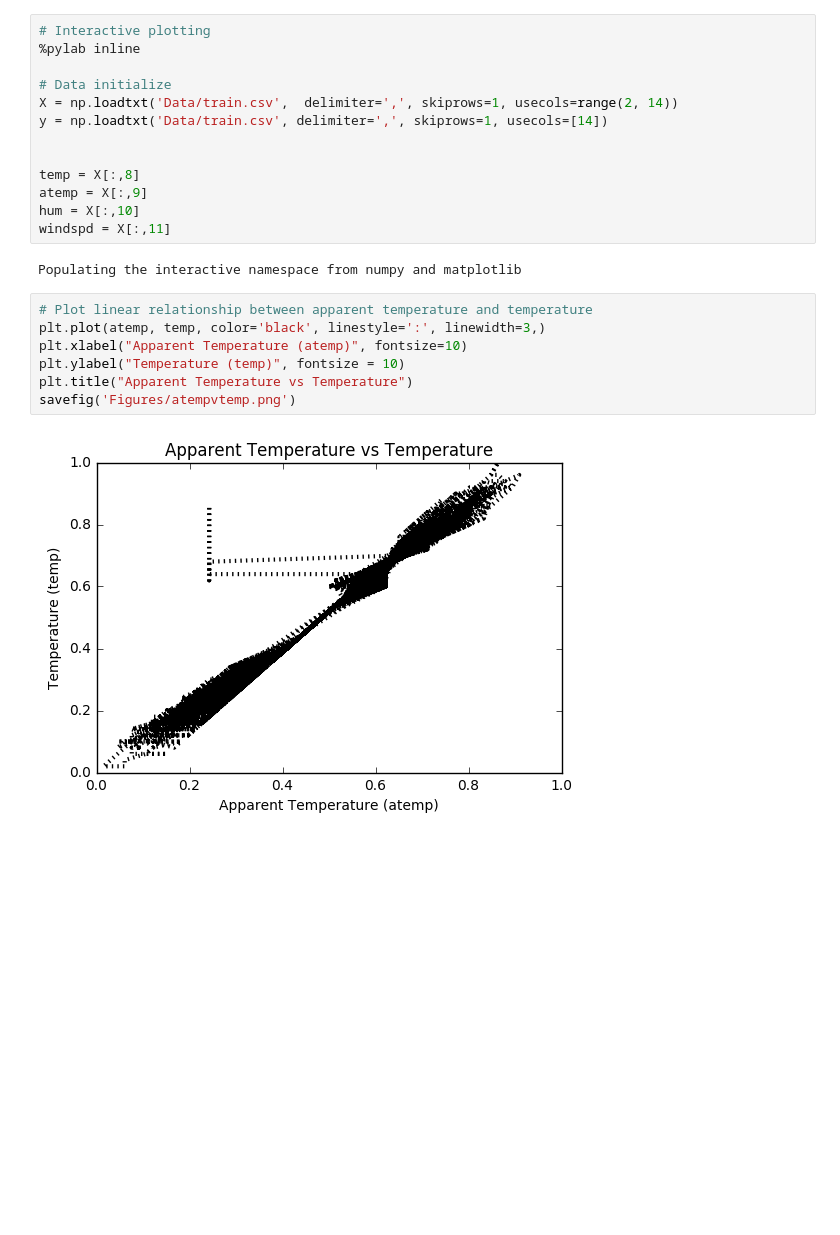
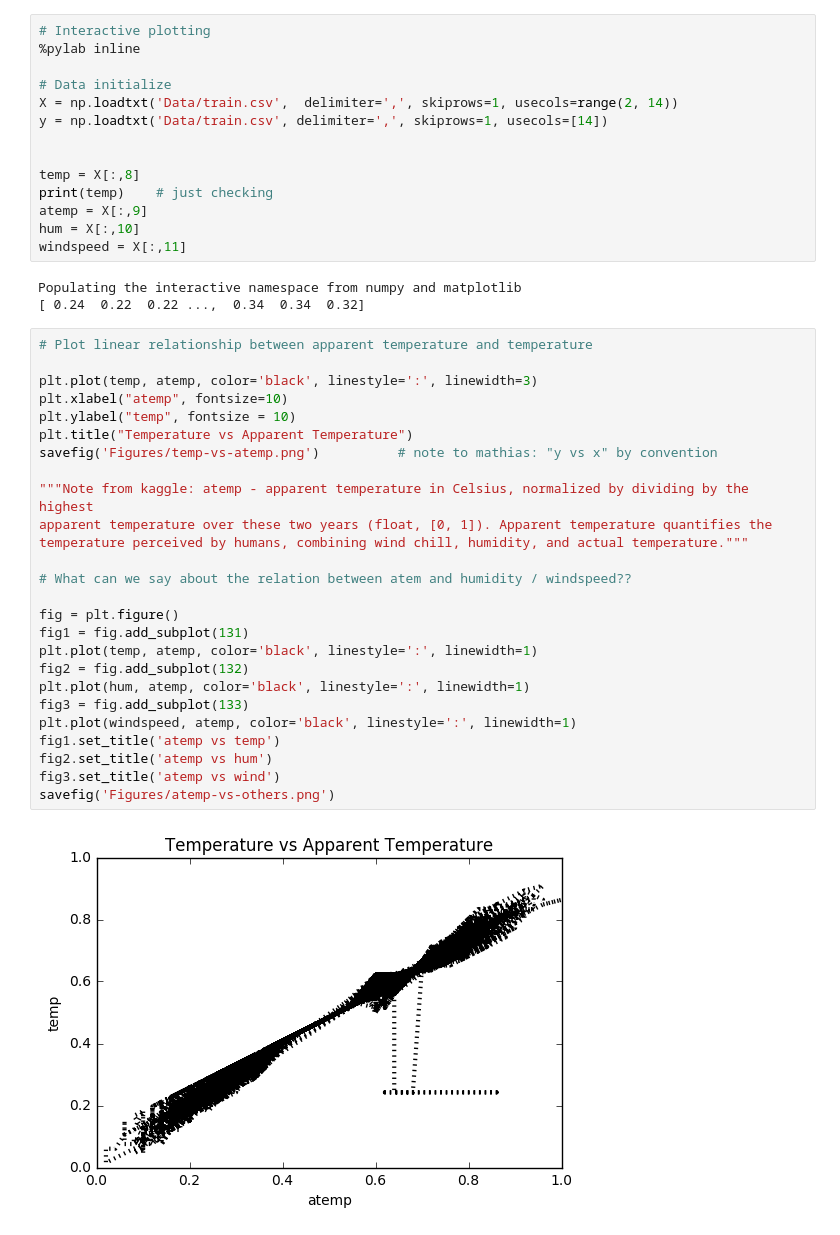
Before and after one commit to Team-Roket/kagglebicycle, a Jupyter notebook: Plots.ipynb, the cells around one changed output. Saved outputs shown, nothing was run; the diff lists cells and outputs as text; blank space fills up the shorter version.

Commit message:
added more plots

```diff
--- a/Plots.ipynb
+++ b/Plots.ipynb
@@ -8,17 +8,38 @@ y = np.loadtxt('Data/train.csv', delimiter=',', skiprows=1, usecols=[14])
 
 
 temp = X[:,8]
+print(temp)    # just checking
 atemp = X[:,9]
 hum = X[:,10]
-windspd = X[:,11]
+windspeed = X[:,11]
 # %% [output]
 Populating the interactive namespace from numpy and matplotlib
+[ 0.24  0.22  0.22 ...,  0.34  0.34  0.32]
-# %%
-# Plot linear relationship between apparent temperature and temperature
-plt.plot(atemp, temp, color='black', linestyle=':', linewidth=3,)
-plt.xlabel("Apparent Temperature (atemp)", fontsize=10)
-plt.ylabel("Temperature (temp)", fontsize = 10)
-plt.title("Apparent Temperature vs Temperature")
-savefig('Figures/atempvtemp.png')
-# %% [output]
-[figure, removed]
+# %%
+# Plot linear relationship between apparent temperature and temperature
+
+plt.plot(temp, atemp, color='black', linestyle=':', linewidth=3)
+plt.xlabel("atemp", fontsize=10)
+plt.ylabel("temp", fontsize = 10)
+plt.title("Temperature vs Apparent Temperature")
+savefig('Figures/temp-vs-atemp.png')          # note to mathias: "y vs x" by convention
+
+"""Note from kaggle: atemp - apparent temperature in Celsius, normalized by dividing by the highest
+apparent temperature over these two years (float, [0, 1]). Apparent temperature quantifies the
+temperature perceived by humans, combining wind chill, humidity, and actual temperature."""
+
+# What can we say about the relation between atem and humidity / windspeed??
+
+fig = plt.figure()
+fig1 = fig.add_subplot(131)
+plt.plot(temp, atemp, color='black', linestyle=':', linewidth=1)
+fig2 = fig.add_subplot(132)
+plt.plot(hum, atemp, color='black', linestyle=':', linewidth=1)
+fig3 = fig.add_subplot(133)
+plt.plot(windspeed, atemp, color='black', linestyle=':', linewidth=1)
+fig1.set_title('atemp vs temp')
+fig2.set_title('atemp vs hum')
+fig3.set_title('atemp vs wind')
+savefig('Figures/atemp-vs-others.png')
+# %% [output]
+[figure, added]
```
Also changed, not shown: parts of 1 cell of this notebook, 6 other files.
